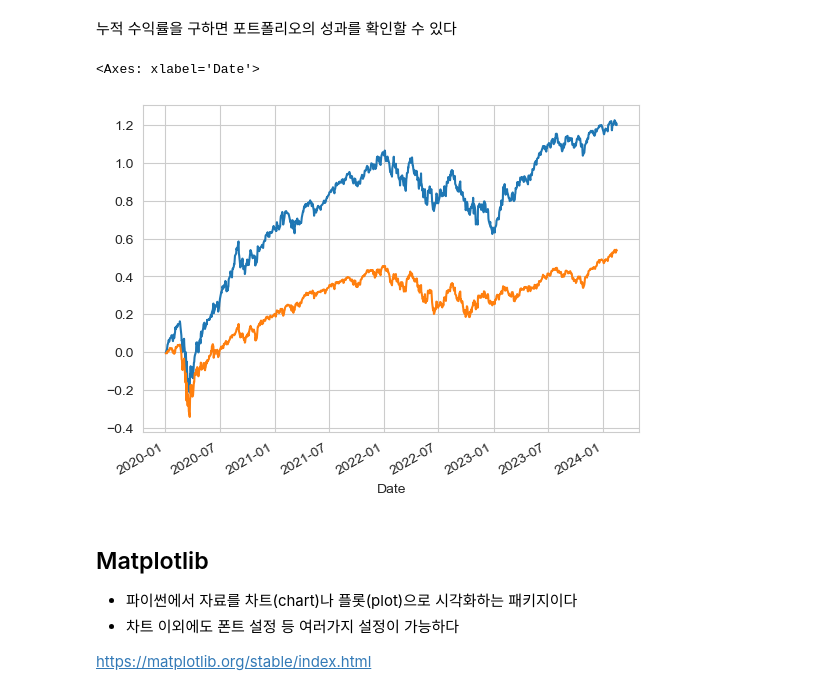
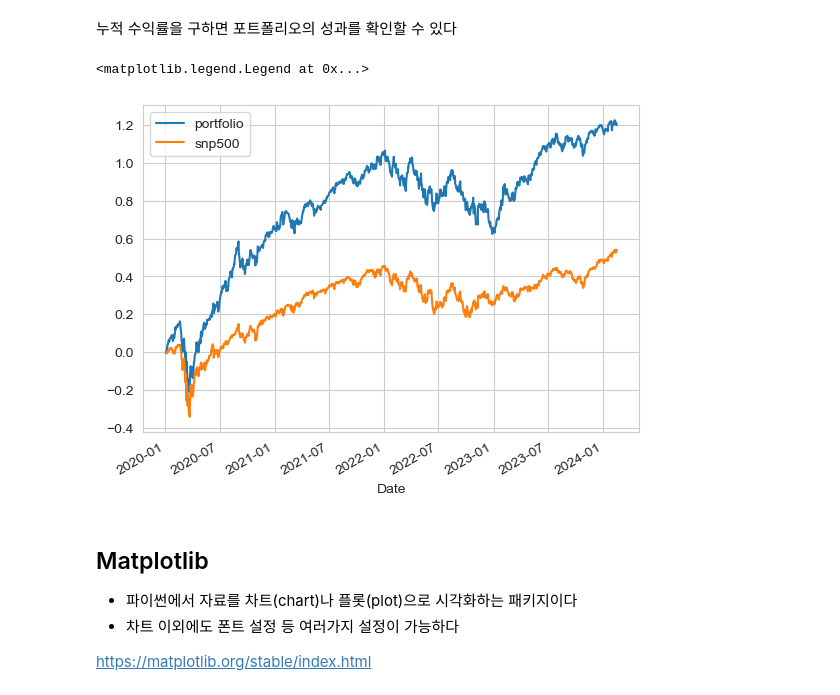
Before and after one commit to QuantifiSogang/2024PythonForFinance, a Jupyter notebook: notes/06 DataFrame.ipynb, the cells around one changed output. Cells and saved outputs as stored; diff of their text form; code cells hidden in the pictures.

```diff
--- a/notes/06 DataFrame.ipynb
+++ b/notes/06 DataFrame.ipynb
@@ -763,11 +864,13 @@ ret_sum.plot()
 # %% [markdown]
 누적 수익률을 구하면 포트폴리오의 성과를 확인할 수 있다
 # %%
-ret_sum.cumsum().plot()
-snp500.Close.pct_change().dropna().cumsum().plot()
+import matplotlib.pyplot as plt
+ret_sum.cumsum().plot(label = 'portfolio')
+snp500.Close.pct_change().dropna().cumsum().plot(label = 'snp500')
+plt.legend()
 # %% [output]
-<Axes: xlabel='Date'>
+<matplotlib.legend.Legend at 0x...>
-[figure, old version]
+[figure, new version]
 # %% [markdown]
 ## Matplotlib
 - 파이썬에서 자료를 차트(chart)나 플롯(plot)으로 시각화하는 패키지이다
```
Also changed, not shown: parts of 34 cells of this notebook, 7 other files.
